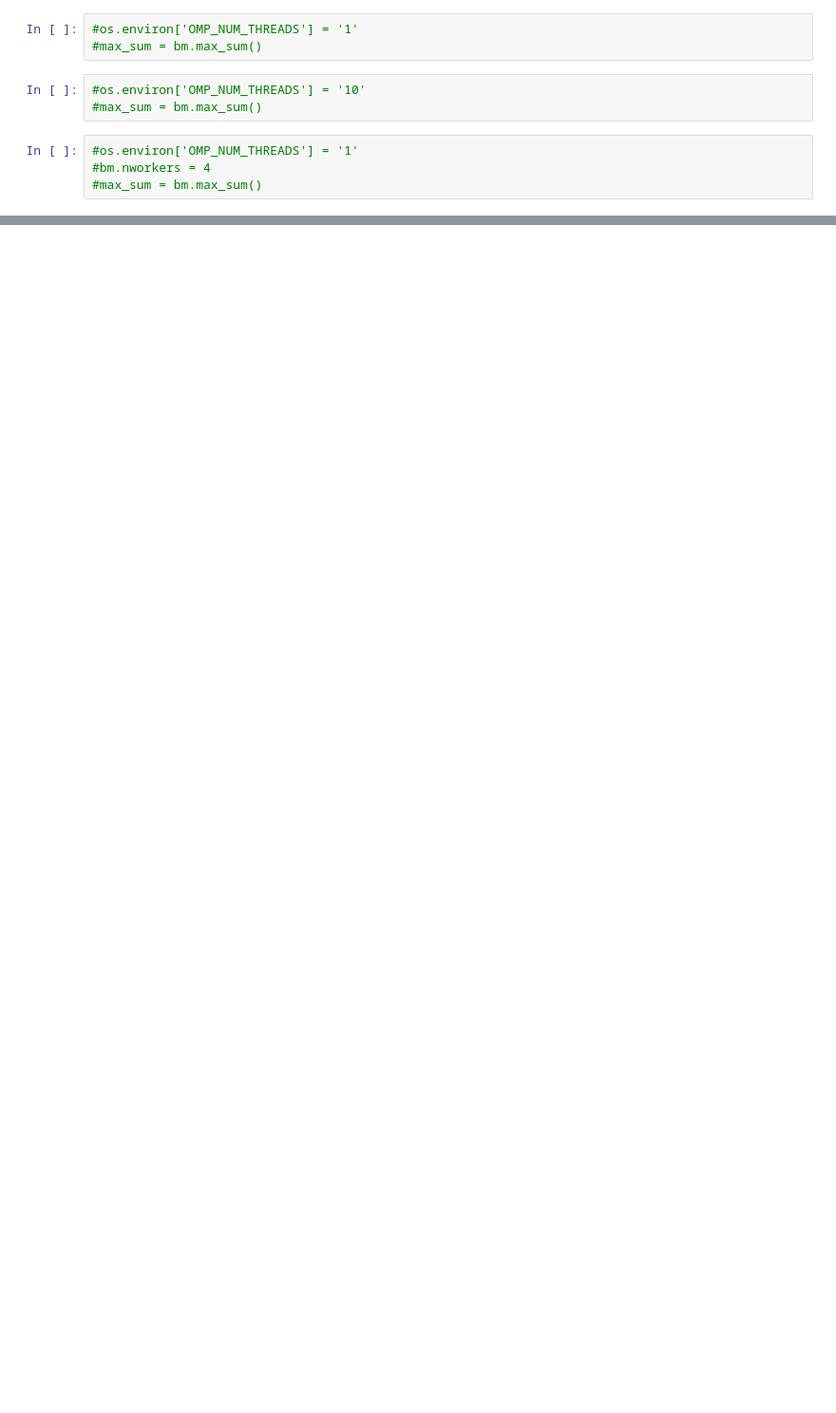
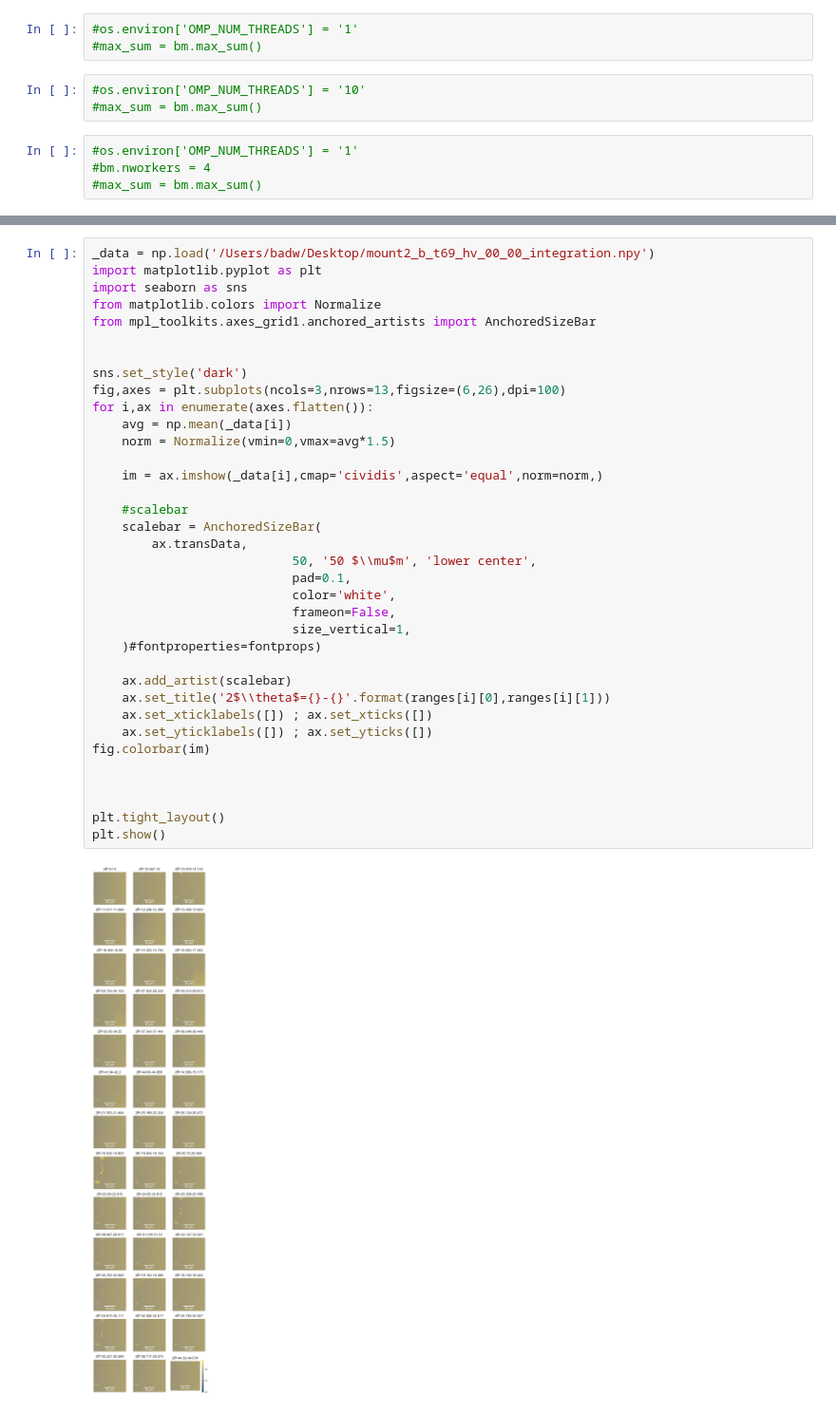
Before and after one commit to badw/beavermap, a Jupyter notebook: examples/beavermap.ipynb, the cells around one changed output, grey strips where cells are left out. Shown at 95% size. Saved outputs shown, nothing was run; the diff lists cells and outputs as text; blank space fills up the shorter version.

```diff
--- a/examples/beavermap.ipynb
+++ b/examples/beavermap.ipynb
@@ -59,0 +100,38 @@ array([[[[0., 0., 0., ..., 0., 0., 0.],
+# %%
+_data = np.load('/Users/badw/Desktop/mount2_b_t69_hv_00_00_integration.npy')
+import matplotlib.pyplot as plt
+import seaborn as sns
+from matplotlib.colors import Normalize
+from mpl_toolkits.axes_grid1.anchored_artists import AnchoredSizeBar
+
+
+sns.set_style('dark')
+fig,axes = plt.subplots(ncols=3,nrows=13,figsize=(6,26),dpi=100)
+for i,ax in enumerate(axes.flatten()):
+    avg = np.mean(_data[i])
+    norm = Normalize(vmin=0,vmax=avg*1.5)
+
+    im = ax.imshow(_data[i],cmap='cividis',aspect='equal',norm=norm,)
+
+    #scalebar
+    scalebar = AnchoredSizeBar(
+        ax.transData,
+                           50, '50 $\\mu$m', 'lower center',
+                           pad=0.1,
+                           color='white',
+                           frameon=False,
+                           size_vertical=1,
+    )#fontproperties=fontprops)
+
+    ax.add_artist(scalebar)
+    ax.set_title('2$\\theta$={}-{}'.format(ranges[i][0],ranges[i][1]))
+    ax.set_xticklabels([]) ; ax.set_xticks([])
+    ax.set_yticklabels([]) ; ax.set_yticks([])
+fig.colorbar(im)
+
+
+
+plt.tight_layout()
+plt.show()
+# %% [output]
+[figure, added]
```
Also changed, not shown: parts of 5 cells of this notebook, 2 other files.
